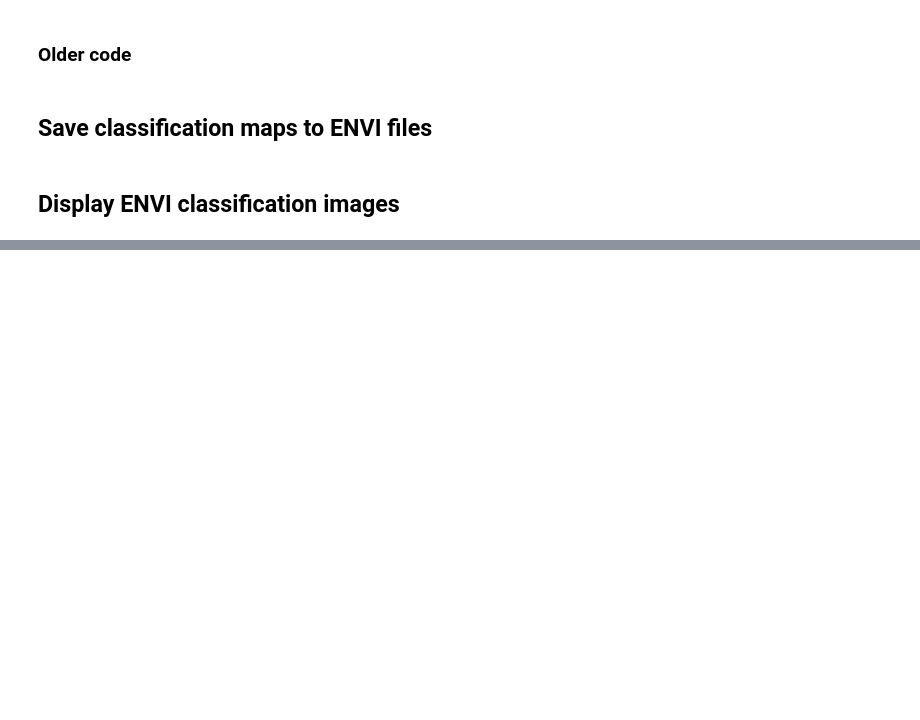
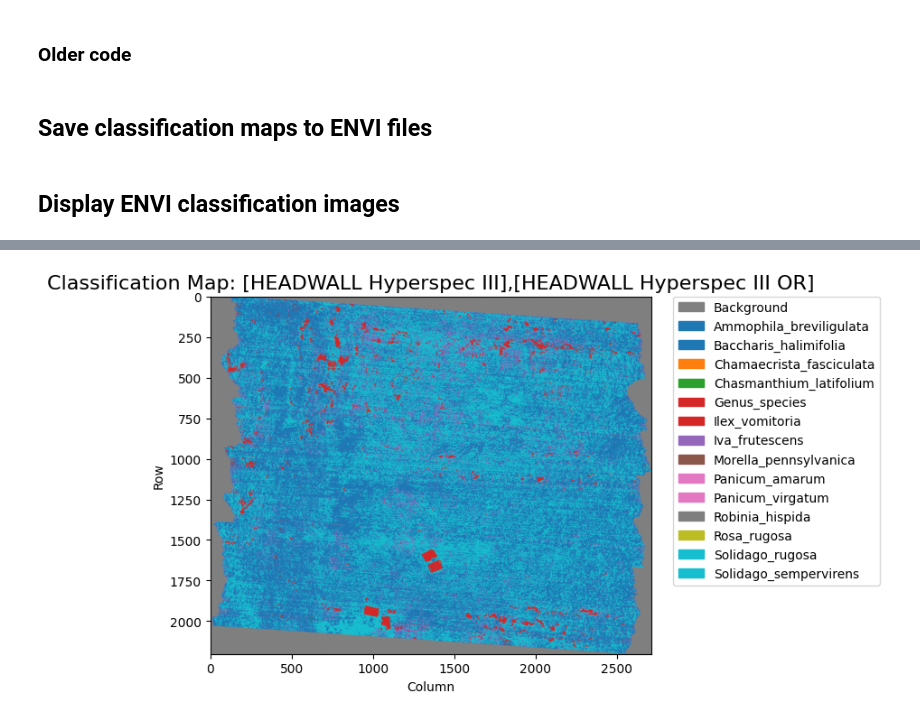
Before and after one commit to upwins/NN_Hyperspectral_Vegetation, a Jupyter notebook: UPWINS_NN_Spectral_id_new_multitask2_latest.ipynb, the cells around one changed output, grey strips where cells are left out. Drawn from its saved outputs; the diff is of its cells as text; code cells hidden in the pictures; blank space fills up the shorter version.

```diff
--- a/UPWINS_NN_Spectral_id_new_multitask2_latest.ipynb
+++ b/UPWINS_NN_Spectral_id_new_multitask2_latest.ipynb
@@ -114,8 +130,8 @@ import spectral
 #fname = 'data/morven_4000/raw_4000_or_ref.img'
 #fname_hdr = 'data/morven_4000/raw_4000_or_ref.hdr'
 
-fname = 'data/Greenhead_aug/temp/raw_56319_or_ref.img'
-fname_hdr = 'data/Greenhead_aug/temp/raw_56319_or_ref.hdr'
+fname = 'data/morven_9-2025/raw_55691_or_ref.img'
+fname_hdr = 'data/morven_9-2025/raw_55691_or_ref.hdr'
 
 #fname = 'data/5-8-2025/100133_Allied_05_08_2025_2015_06_04_17_50_15/raw_0_ref'
 #fname_hdr = 'data/5-8-2025/100133_Allied_05_08_2025_2015_06_04_17_50_15/raw_0_ref.hdr'
@@ -566,7 +637,7 @@ y_test_dict_rois = {task: y_all_dict_original[task][test_indices_rois] for task
 scaler = StandardScaler()
 X_train_scaled = scaler.fit_transform(X_train)
 
-scaler_filename = "data/pkl/scaler_9-10-25_0.pkl"
+scaler_filename = "data/pkl/scaler_9-25-25_1.pkl"
 with open(scaler_filename, 'wb') as file:
     pickle.dump(scaler, file)
 
@@ -2013,7 +2297,7 @@ def display_envi_classification(hdr_path):
 
     # Use a default colormap (like 'jet' or 'viridis') and add a specific color for the background.
     # Matplotlib's 'tab20' is good for categorical data.
-    cmap_colors = plt.cm.get_cmap('Paired', len(class_names))
+    cmap_colors = plt.cm.get_cmap('tab10', len(class_names))
 
     # Create a new list of colors. Start with gray for the background (-1).
     colors = ['#808080'] + [cmap_colors(i) for i in range(len(class_names))]
@@ -2051,7 +2335,8 @@ def display_envi_classification(hdr_path):
 # --- USAGE EXAMPLE ---
 # Replace this with the actual path to one of your output classification files.
 # For example, if you saved a 'plant' classification for 'my_image.hdr'.
-file_to_display = 'output/temp/raw_56319_or_ref_plant_classification.hdr'
+file_to_display = 'output/temp5/raw_55691_or_ref_plant_classification.hdr'
 
 # Call the function to display the image
 display_envi_classification(file_to_display)
+# %% [output]
@@ -2057,0 +2345 @@ display_envi_classification(file_to_display)
+[figure, added]
```
Also changed, not shown: parts of 18 cells of this notebook, 5 other files.
